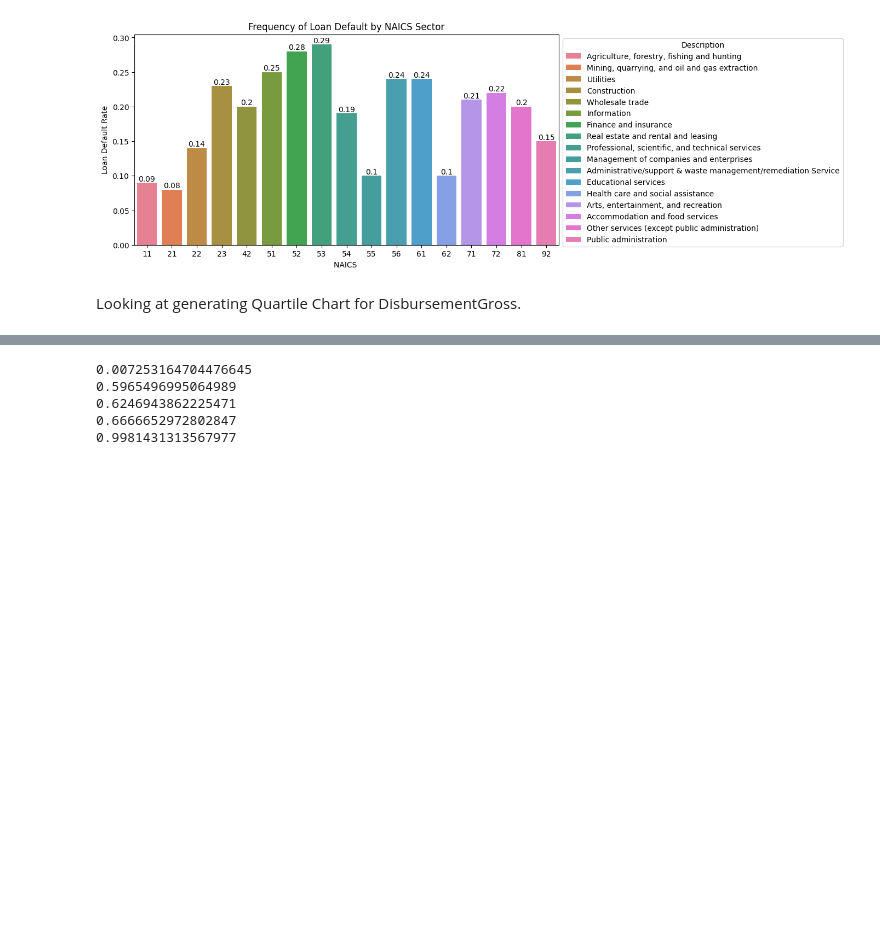
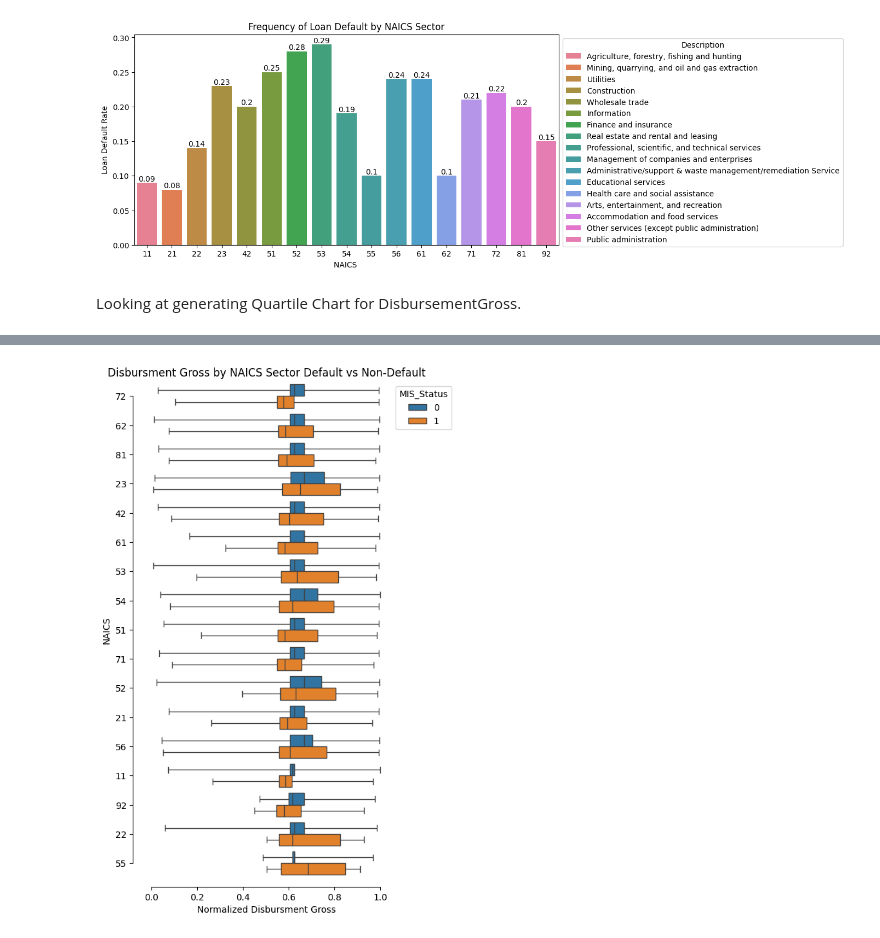
Before and after one commit to wolfesamk/2023-BA-Conmpetition, a Jupyter notebook: Main/MSBA 207 SBA Case - Contest.ipynb, the cells around one changed output, grey strips where cells are left out. Saved outputs shown, nothing was run; the diff lists cells and outputs as text; code cells hidden in the pictures; blank space fills up the shorter version.

```diff
--- a/Main/MSBA 207 SBA Case - Contest.ipynb
+++ b/Main/MSBA 207 SBA Case - Contest.ipynb
@@ -482,9 +506,12 @@ Looking at generating Quartile Chart for DisbursementGross.
 # %%
 df_SBA_mod_1_norm = pd.DataFrame(normalize(df_SBA_mod_1.drop(columns=texts)),columns=df_SBA_mod_1.drop(columns=texts).columns, index=df_SBA_mod_1.index)
 # %%
-df_disbursement = pd.DataFrame(columns=['DisbursementGross','DisbursementGross_Norm'])
+df_disbursement = pd.DataFrame(columns=['DisbursementGross','DisbursementGross_Norm','NAICS','MIS_Status'])
 df_disbursement['DisbursementGross'] = df_SBA_mod_1['DisbursementGross']
 df_disbursement['DisbursementGross_Norm'] = df_SBA_mod_1_norm['DisbursementGross']
+df_disbursement['NAICS'] = df_SBA_mod_1['NAICS']
+df_disbursement['MIS_Status'] = df_SBA_mod_1['MIS_Status']
 #df_disbursement['Quartile']
-df_disbursement['DisbursementGross']
+df_disbursement = pd.merge(df_disbursement,df_sectors,on='NAICS', how='inner')
+df_disbursement
 # %% [output]
@@ -504,10 +531,11 @@ Name: DisbursementGross, Length: 886078, dtype: float64
-# %%
-x = np.quantile(df_SBA_mod_1_norm['DisbursementGross'],[0,0.25,0.5,0.75,1])
-for y in range(len(x)):
-    print(x[y])
-# %% [output]
-0.007253164704476645
-0.5965496995064989
-0.6246943862225471
-0.6666652972802847
-0.9981431313567977
+# %%
+fig, ax = plt.subplots(figsize=(5,10))
+ax = sns.boxplot(data=df_disbursement,y='NAICS',x='DisbursementGross_Norm',hue='MIS_Status',legend=True,whis=(0, 100),orient='h')
+sns.despine(offset=10, trim=True)
+ax.set_title('Disbursment Gross by NAICS Sector Default vs Non-Default')
+ax.set_ylabel('NAICS')
+ax.set_xlabel('Normalized Disbursment Gross')
+sns.move_legend(ax, "upper left", bbox_to_anchor=(1,1))
+plt.show()
+# %% [output]
+[figure, added]
```
Also changed, not shown: parts of 12 cells of this notebook.
